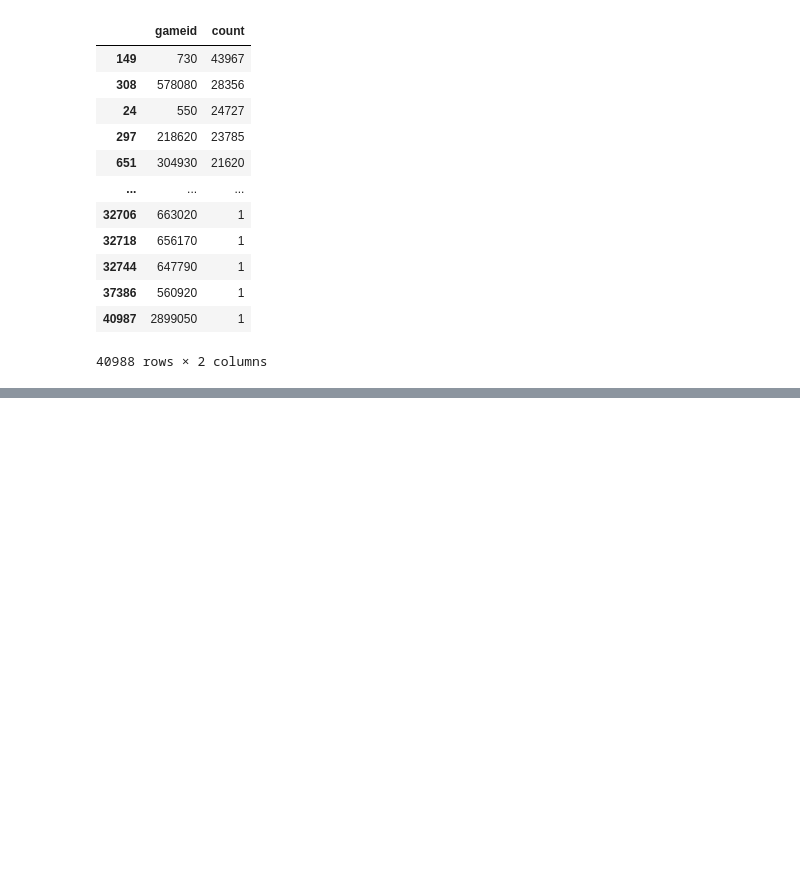
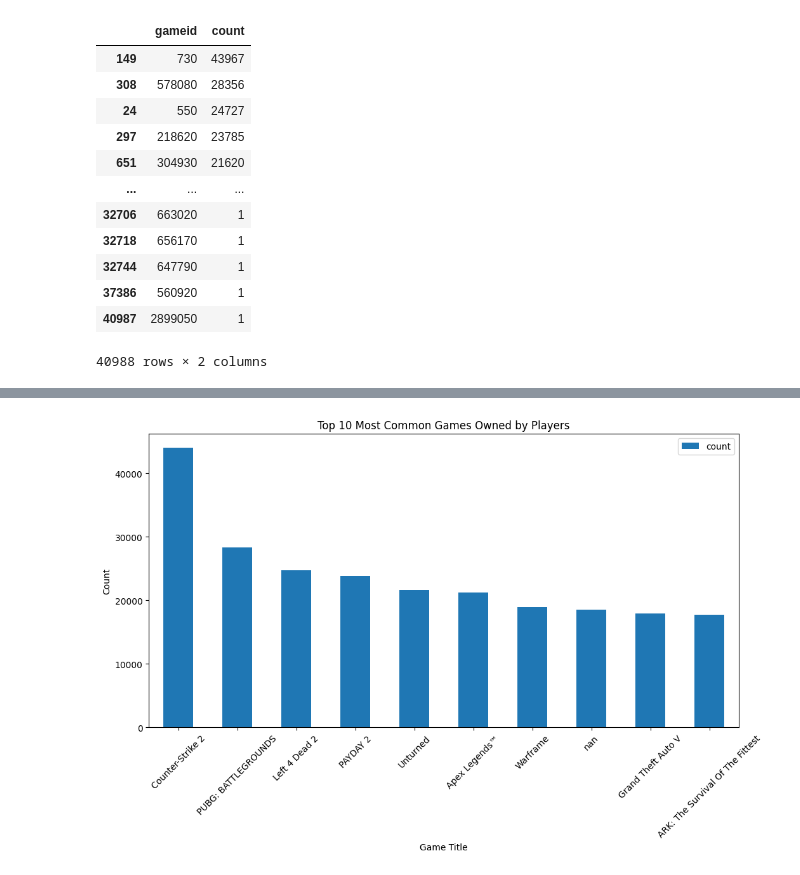
Before and after one commit to azkhaizio/steam_sales_cs2, a Jupyter notebook: steam_player_behaviour.ipynb, the cells around one changed output, grey strips where cells are left out. Saved outputs shown, nothing was run; the diff lists cells and outputs as text; code cells hidden in the pictures; blank space fills up the shorter version.

Commit message:
git add steam_player_behaviour.ipynb git commit -m "Update notebook with new analysis" git push origin main

```diff
--- a/steam_player_behaviour.ipynb
+++ b/steam_player_behaviour.ipynb
@@ -209,3 +209,6 @@ game_count
 | 37386 | 560920 | 1 |
 | 40987 | 2899050 | 1 |
 40988 rows × 2 columns
+# %%
+game_count = game_count.merge(games, on='gameid', how='left')
+game_count
@@ -211,0 +229,9 @@ game_count
+# %%
+game_count.head(10).plot(kind='bar', x='title', y='count', figsize=(12, 6))
+plt.title('Top 10 Most Common Games Owned by Players')
+plt.xlabel('Game Title')
+plt.ylabel('Count')
+plt.xticks(rotation=45)
+plt.show()
+# %% [output]
+[figure, added]
```
Also changed, not shown: parts of 1 cell of this notebook.
